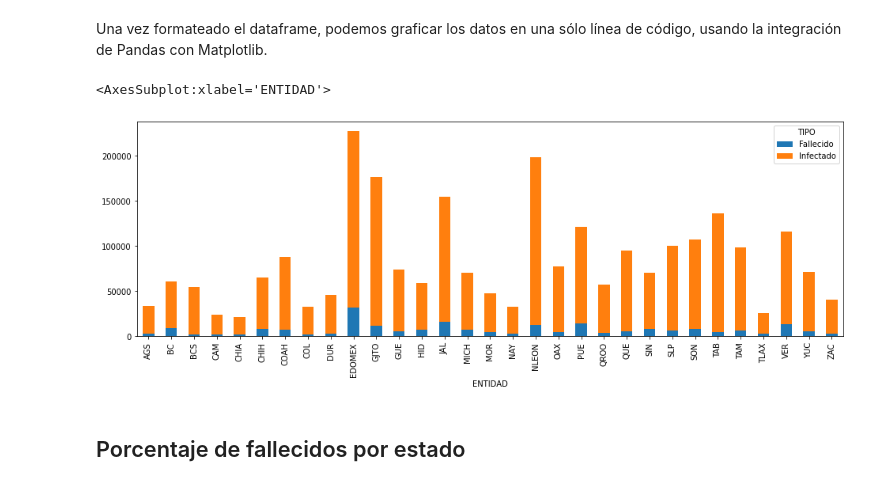
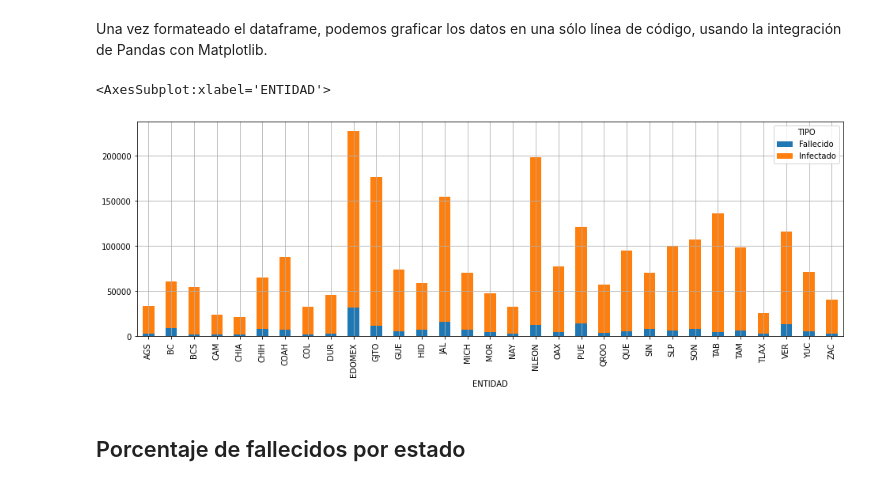
Before and after one commit to EstebanBrito/covid19-mexico, a Jupyter notebook: notebooks/Graficas.ipynb, the cells around one changed output. Saved outputs shown, nothing was run; the diff lists cells and outputs as text; code cells hidden in the pictures.

```diff
--- a/notebooks/Graficas.ipynb
+++ b/notebooks/Graficas.ipynb
@@ -258,10 +258,10 @@ conteo_estado_sin_cdmx = conteo_estado.drop('CDMX', axis=0)
 # %% [markdown]
 Una vez formateado el dataframe, podemos graficar los datos en una sólo línea de código, usando la integración de Pandas con Matplotlib.
 # %%
-conteo_estado_sin_cdmx.plot(kind='bar', stacked=True, figsize=(16,5))
+conteo_estado_sin_cdmx.plot(kind='bar', stacked=True, figsize=(16,5), grid=True)
 # %% [output]
 <AxesSubplot:xlabel='ENTIDAD'>
-[figure, old version]
+[figure, new version]
 # %% [markdown]
 ## Porcentaje de fallecidos por estado
 # %%
```
Also changed, not shown: parts of 39 cells of this notebook, 1 other file.
